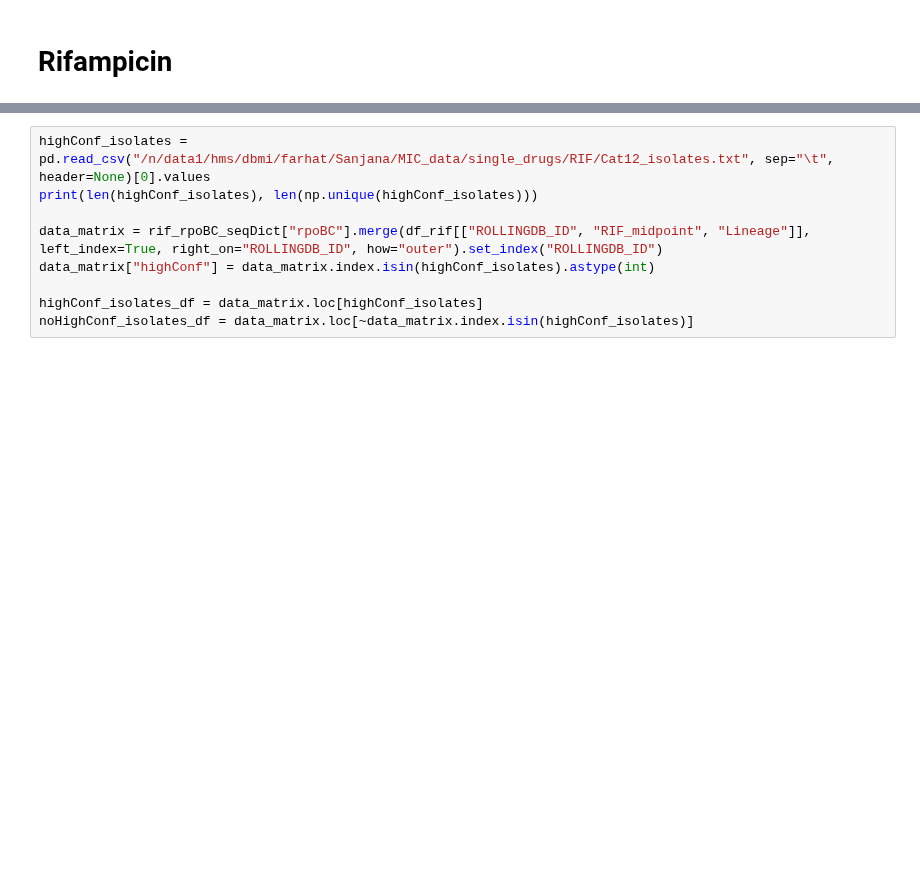
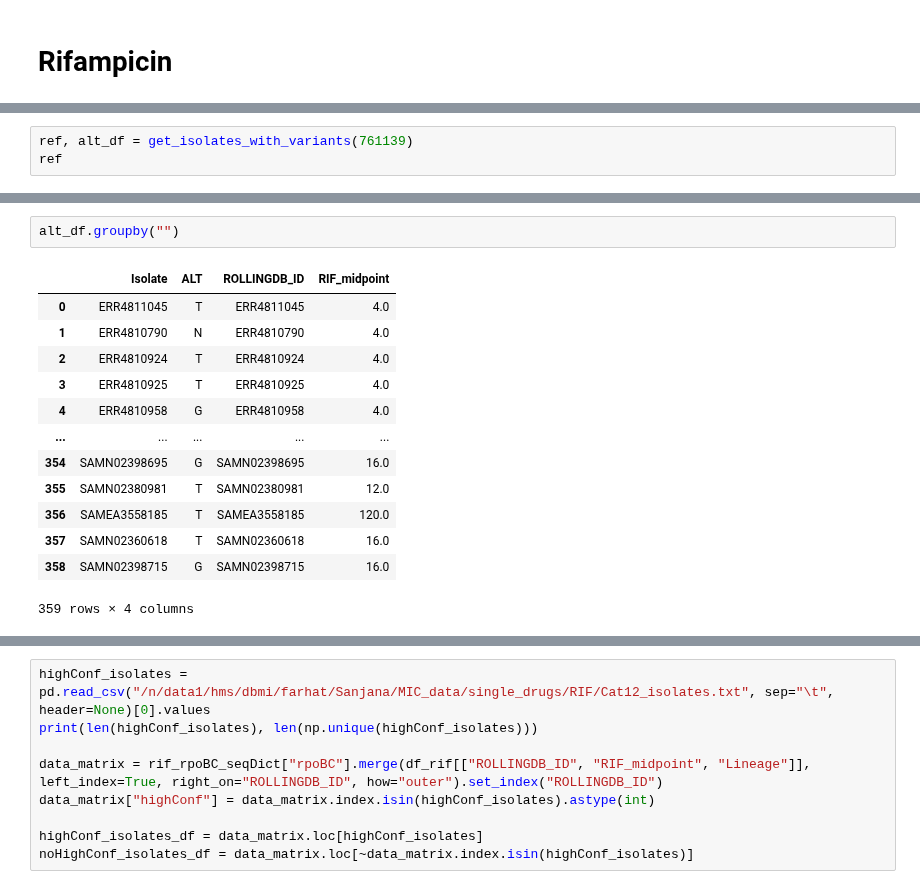
Before and after one commit to sanju99/MtbQuantCNN, a Jupyter notebook: saliency/plot_saliency.ipynb, the cells around one changed output, grey strips where cells are left out. Saved outputs shown, nothing was run; the diff lists cells and outputs as text; blank space fills up the shorter version.

```diff
--- a/saliency/plot_saliency.ipynb
+++ b/saliency/plot_saliency.ipynb
@@ -89,0 +107,3 @@ Sites not found: [761080 761082 761094 761134 761135 761150 761151 761159]
+# %%
+ref, alt_df = get_isolates_with_variants(761139)
+ref
@@ -89,0 +141,16 @@ Sites not found: [761080 761082 761094 761134 761135 761150 761151 761159]
+# %%
+alt_df.groupby("")
+# %% [output]
+|  | Isolate | ALT | ROLLINGDB_ID | RIF_midpoint |
+| 0 | ERR4811045 | T | ERR4811045 | 4.0 |
+| 1 | ERR4810790 | N | ERR4810790 | 4.0 |
+| 2 | ERR4810924 | T | ERR4810924 | 4.0 |
+| 3 | ERR4810925 | T | ERR4810925 | 4.0 |
+| 4 | ERR4810958 | G | ERR4810958 | 4.0 |
+| ... | ... | ... | ... | ... |
+| 354 | SAMN02398695 | G | SAMN02398695 | 16.0 |
+| 355 | SAMN02380981 | T | SAMN02380981 | 12.0 |
+| 356 | SAMEA3558185 | T | SAMEA3558185 | 120.0 |
+| 357 | SAMN02360618 | T | SAMN02360618 | 16.0 |
+| 358 | SAMN02398715 | G | SAMN02398715 | 16.0 |
+359 rows × 4 columns
```
Also changed, not shown: parts of 32 cells of this notebook, 24 other files.
